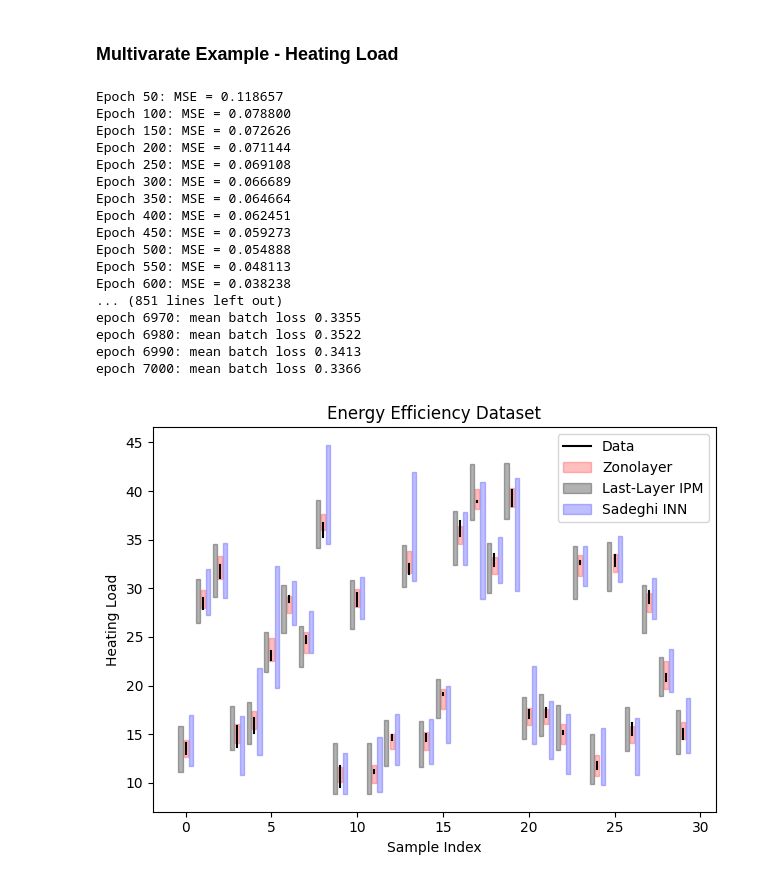
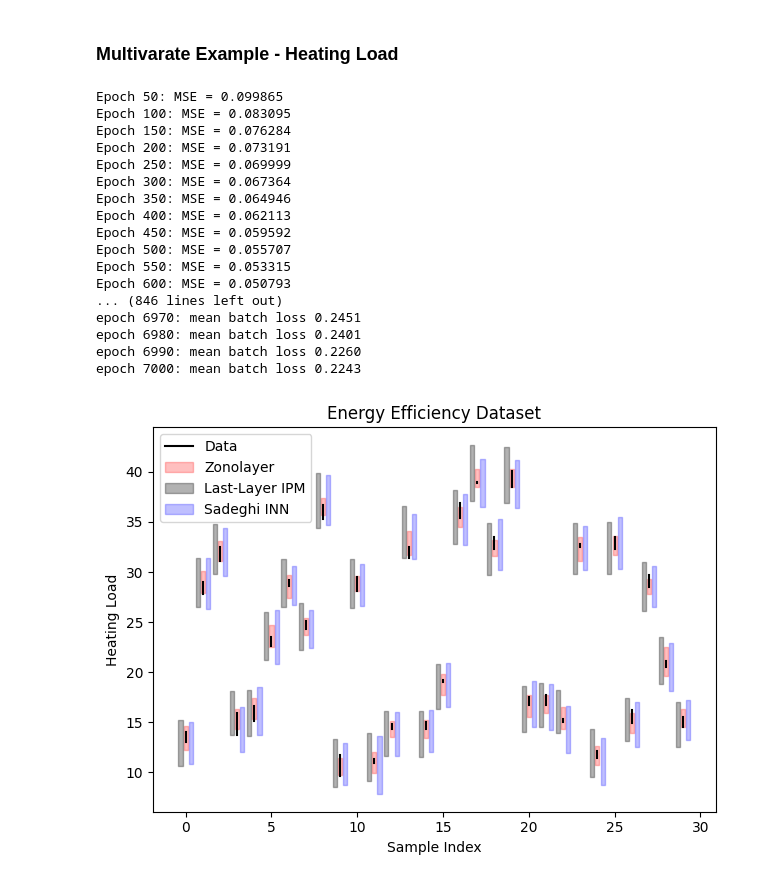
Before and after one commit to MattCodes03/Zonotopic-representations-of-imprecision-in-interval-valued-regression, a Jupyter notebook: Neural Network Regression/IPM.ipynb, the cells around one changed output. Saved outputs shown, nothing was run; the diff lists cells and outputs as text; code cells hidden in the pictures.

Commit message:
Updated SadeghiINN to allow for multiple layers

```diff
--- a/Neural Network Regression/IPM.ipynb
+++ b/Neural Network Regression/IPM.ipynb
@@ -391,8 +390,8 @@ y_ub_col = y_ub_t.reshape(-1, 1)
 train_loader = DataLoader(TensorDataset(x_t, y_lb_col, y_ub_col),
                           batch_size=len(x_t), shuffle=True)
 
-inn = SadeghiINN(input_dim=X_train.shape[1], hidden_dim=8)
-inn.fit(train_loader, epochs=7000, lr=5e-3)
+inn = SadeghiINN(input_dim=X_train.shape[1], hidden_dims=[12, 12])
+inn.fit(train_loader, epochs=7000, lr=0.01)
 inn.calibrate(x_t, y_lb_col, y_ub_col)
 
 x_test_t = torch.tensor(X_test, dtype=torch.float32)
@@ -412,48 +411,48 @@ sadeghi_offset =  0.30
 width = 0.12
 
 for i, val in enumerate(idx):
     plt.plot([i, i], [y_low_te[val], y_up_te[val]],
              color='black', lw=1.5, zorder=3,
              label='Data' if i == 0 else "")
 
     plt.fill_between([i - width + zono_offset, i + width + zono_offset],
                      yl_zl[val], yu_zl[val],
                      color='red', alpha=0.25,
                      label='Zonolayer' if i == 0 else "")
 
     plt.fill_between([i - width + ipm_offset, i + width + ipm_offset],
                      ipm_lower[val], ipm_upper[val],
                      color='black', alpha=0.3,
                      label='Last-Layer IPM' if i == 0 else "")
 
     plt.fill_between([i - width + sadeghi_offset, i + width + sadeghi_offset],
                      sadeghi_lower[val], sadeghi_upper[val],
                      color='blue', alpha=0.25,
                      label='Sadeghi INN' if i == 0 else "")
 
 plt.title("Energy Efficiency Dataset")
 plt.xlabel("Sample Index")
 plt.ylabel("Heating Load")
 plt.legend()
 plt.tight_layout()
 plt.savefig("PDF/HeatingLoadIPM.pdf", bbox_inches="tight")
 plt.show()
 # %% [output]
-Epoch 50: MSE = 0.118657
-Epoch 100: MSE = 0.078800
-Epoch 150: MSE = 0.072626
-Epoch 200: MSE = 0.071144
-Epoch 250: MSE = 0.069108
-Epoch 300: MSE = 0.066689
-Epoch 350: MSE = 0.064664
-Epoch 400: MSE = 0.062451
-Epoch 450: MSE = 0.059273
-Epoch 500: MSE = 0.054888
-Epoch 550: MSE = 0.048113
-Epoch 600: MSE = 0.038238
-... (851 lines left out)
-epoch 6970: mean batch loss 0.3355
-epoch 6980: mean batch loss 0.3522
-epoch 6990: mean batch loss 0.3413
-epoch 7000: mean batch loss 0.3366
+Epoch 50: MSE = 0.099865
+Epoch 100: MSE = 0.083095
+Epoch 150: MSE = 0.076284
+Epoch 200: MSE = 0.073191
+Epoch 250: MSE = 0.069999
+Epoch 300: MSE = 0.067364
+Epoch 350: MSE = 0.064946
+Epoch 400: MSE = 0.062113
+Epoch 450: MSE = 0.059592
+Epoch 500: MSE = 0.055707
+Epoch 550: MSE = 0.053315
+Epoch 600: MSE = 0.050793
+... (846 lines left out)
+epoch 6970: mean batch loss 0.2451
+epoch 6980: mean batch loss 0.2401
+epoch 6990: mean batch loss 0.2260
+epoch 7000: mean batch loss 0.2243
-[figure, old version]
+[figure, new version]
```
Also changed, not shown: parts of 3 cells of this notebook, 4 other files.
